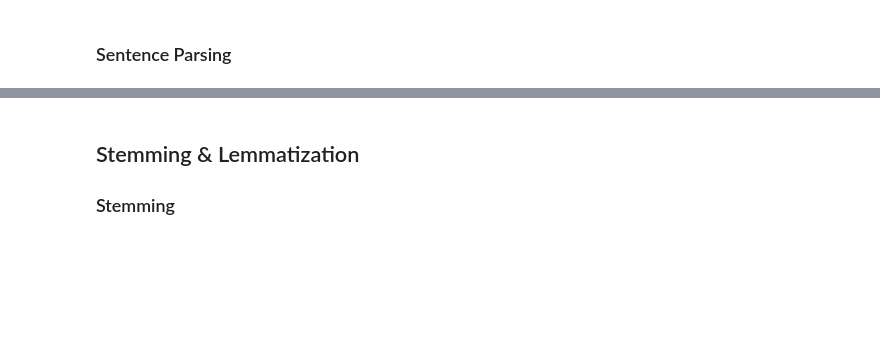
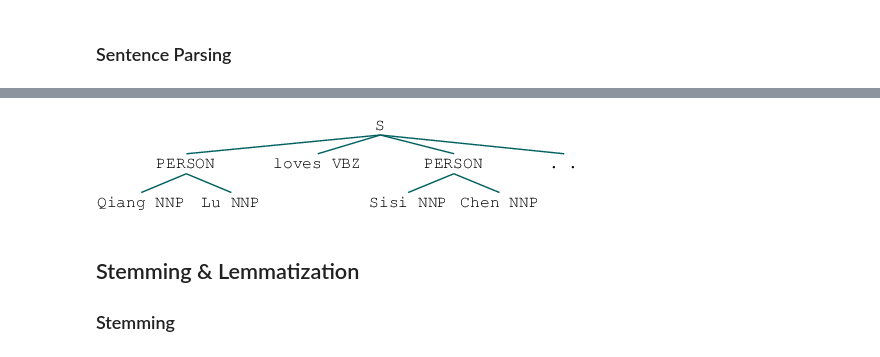
Before and after one commit to luqiang21/small_useful_tools, a Jupyter notebook: Machine learning/AIND-NLP/text_processing.ipynb, the cells around one changed output, grey strips where cells are left out. Cells and saved outputs as stored; diff of their text form; code cells hidden in the pictures; blank space fills up the shorter version.

```diff
--- a/Machine learning/AIND-NLP/text_processing.ipynb
+++ b/Machine learning/AIND-NLP/text_processing.ipynb
@@ -308,10 +351,12 @@ for tree in parser.parse(sentence):
 # %%
 from nltk import pos_tag, ne_chunk
 from nltk.tokenize import word_tokenize
 
 # Recognize named entities in a tagged sentence
-tree = ne_chunk(pos_tag(word_tokenize("Antonio joined Udacity Inc. in California.")))
+tree = ne_chunk(pos_tag(word_tokenize("Qiang Lu loves Sisi Chen.")))#"Antonio joined Udacity Inc. in California.")))
 IPython.display.display(tree)
+# %% [output]
+[figure, added]
 # %% [markdown]
 ## Stemming & Lemmatization
 
```
Also changed, not shown: parts of 14 cells of this notebook.
